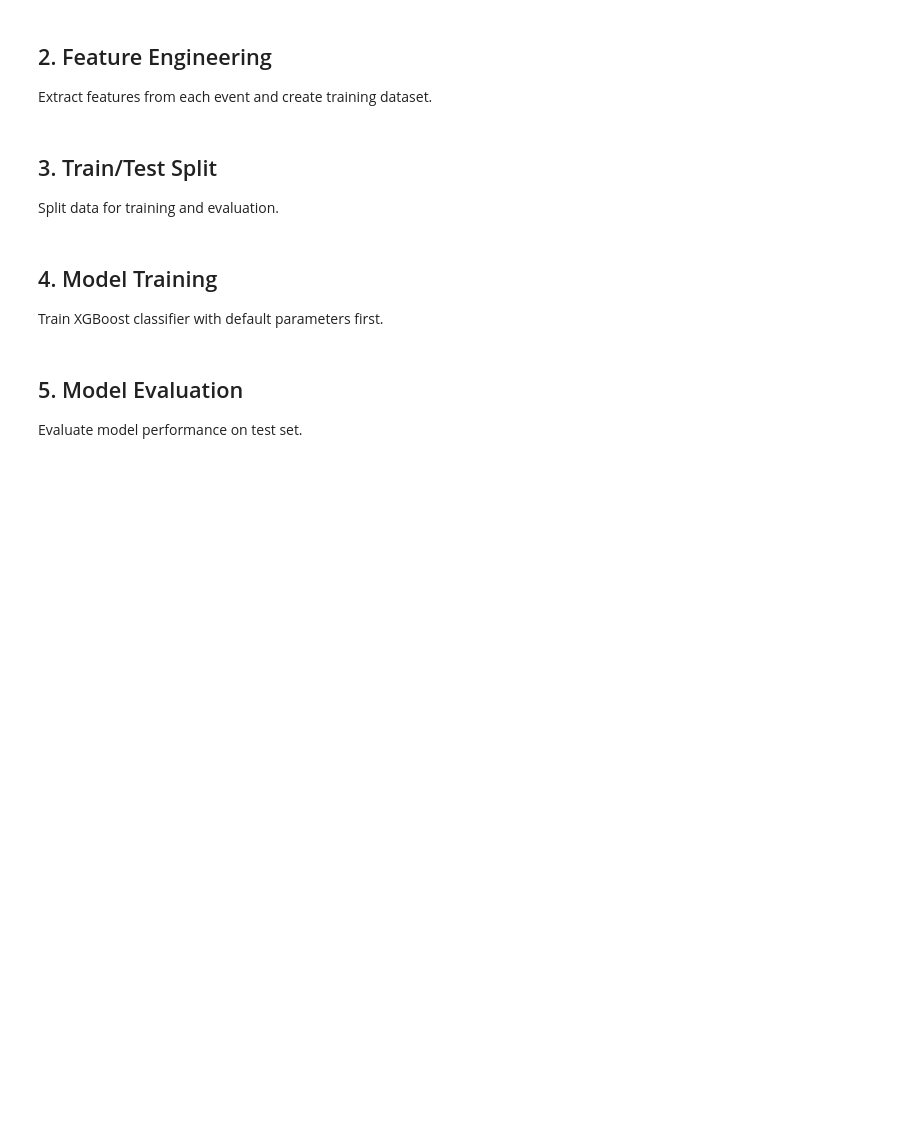
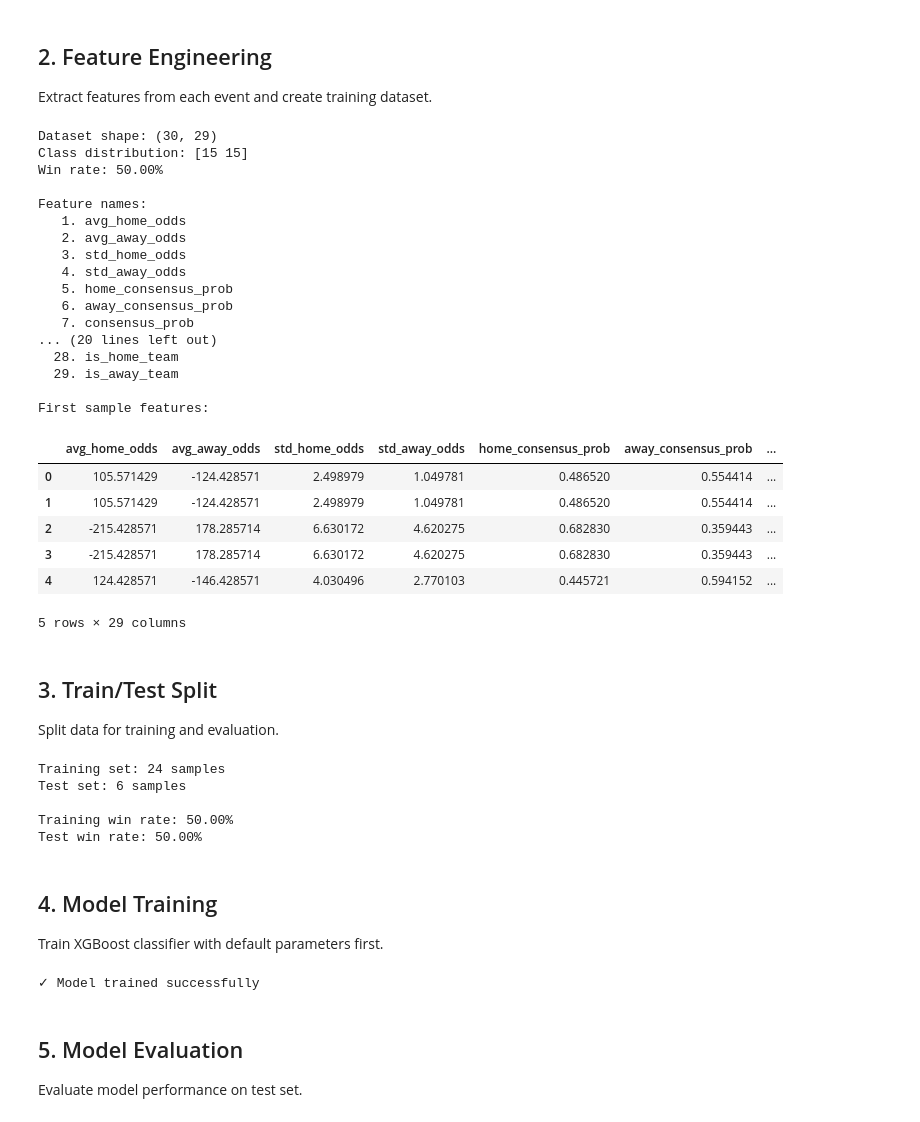
Before and after one commit to Acusick1/odds, a Jupyter notebook: notebooks/ml_strategy_training.ipynb, the cells around one changed output. Cells and saved outputs as stored; diff of their text form; code cells hidden in the pictures; blank space fills up the shorter version.

Commit message:
update training notebook

```diff
--- a/notebooks/ml_strategy_training.ipynb
+++ b/notebooks/ml_strategy_training.ipynb
@@ -76,7 +82,7 @@ async def load_training_data(
     Returns:
         Tuple of (events, odds_snapshots)
     """
-    async with get_async_session() as session:
+    async with async_session_maker() as session:
         reader = OddsReader(session)
 
         # Get completed events with scores
@@ -114,8 +120,8 @@ async def load_training_data(
         return backtest_events, odds_snapshots
 
 # Load data for training period (adjust dates based on your data)
-TRAIN_START = datetime(2024, 10, 1)
-TRAIN_END = datetime(2024, 11, 30)
+TRAIN_START = datetime(2025, 10, 23)
+TRAIN_END = datetime(2025, 10, 31)
 
 events, odds_snapshots = await load_training_data(TRAIN_START, TRAIN_END)
 
@@ -148,7 +172,7 @@ def create_training_dataset(
     samples = []
     labels = []
 
-    for event, odds in zip(events, odds_snapshots):
+    for event, odds in zip(events, odds_snapshots, strict=True):
         # Home team sample
         home_features = FeatureEngineering.extract_features(
             event, odds, market=market, outcome=event.home_team
@@ -161,34 +185,59 @@ def create_training_dataset(
 
         # Away team sample
         away_features = FeatureEngineering.extract_features(
             event, odds, market=market, outcome=event.away_team
         )
 
         if away_features:
             samples.append(away_features)
             # Label: 1 if away won, 0 otherwise
             labels.append(1 if event.away_score > event.home_score else 0)
 
     # Convert to DataFrame and array
     features_df = pd.DataFrame(samples)
     labels_array = np.array(labels)
 
     return features_df, labels_array
 
 # Create training dataset
 features_df, labels = create_training_dataset(events, odds_snapshots)
 
 print(f"Dataset shape: {features_df.shape}")
 print(f"Class distribution: {np.bincount(labels)}")
 print(f"Win rate: {labels.mean():.2%}\n")
 
 # Display sample of features
 print("Feature names:")
 for i, col in enumerate(features_df.columns, 1):
     print(f"  {i:2d}. {col}")
 
-print(f"\nFirst sample features:")
+print("\nFirst sample features:")
 features_df.head()
+# %% [output]
+Dataset shape: (30, 29)
+Class distribution: [15 15]
+Win rate: 50.00%
+
+Feature names:
+   1. avg_home_odds
+   2. avg_away_odds
+   3. std_home_odds
+   4. std_away_odds
+   5. home_consensus_prob
+   6. away_consensus_prob
+   7. consensus_prob
+... (20 lines left out)
+  28. is_home_team
+  29. is_away_team
+
+First sample features:
+|  | avg_home_odds | avg_away_odds | std_home_odds | std_away_odds | home_consensus_prob | away_consensus_prob | ... |
+| 0 | 105.571429 | -124.428571 | 2.498979 | 1.049781 | 0.486520 | 0.554414 | ... |
+| 1 | 105.571429 | -124.428571 | 2.498979 | 1.049781 | 0.486520 | 0.554414 | ... |
+| 2 | -215.428571 | 178.285714 | 6.630172 | 4.620275 | 0.682830 | 0.359443 | ... |
+| 3 | -215.428571 | 178.285714 | 6.630172 | 4.620275 | 0.682830 | 0.359443 | ... |
+| 4 | 124.428571 | -146.428571 | 4.030496 | 2.770103 | 0.445721 | 0.594152 | ... |
+5 rows × 29 columns
 # %% [markdown]
 ## 3. Train/Test Split
 
@@ -207,6 +256,12 @@ print(f"Training set: {X_train.shape[0]} samples")
 print(f"Test set: {X_test.shape[0]} samples")
 print(f"\nTraining win rate: {y_train.mean():.2%}")
 print(f"Test win rate: {y_test.mean():.2%}")
+# %% [output]
+Training set: 24 samples
+Test set: 6 samples
+
+Training win rate: 50.00%
+Test win rate: 50.00%
 # %% [markdown]
 ## 4. Model Training
 
@@ -226,6 +281,8 @@ strategy.train(
 )
 
 print("✓ Model trained successfully")
+# %% [output]
+✓ Model trained successfully
 # %% [markdown]
 ## 5. Model Evaluation
 
```
Also changed, not shown: parts of 10 cells of this notebook.
